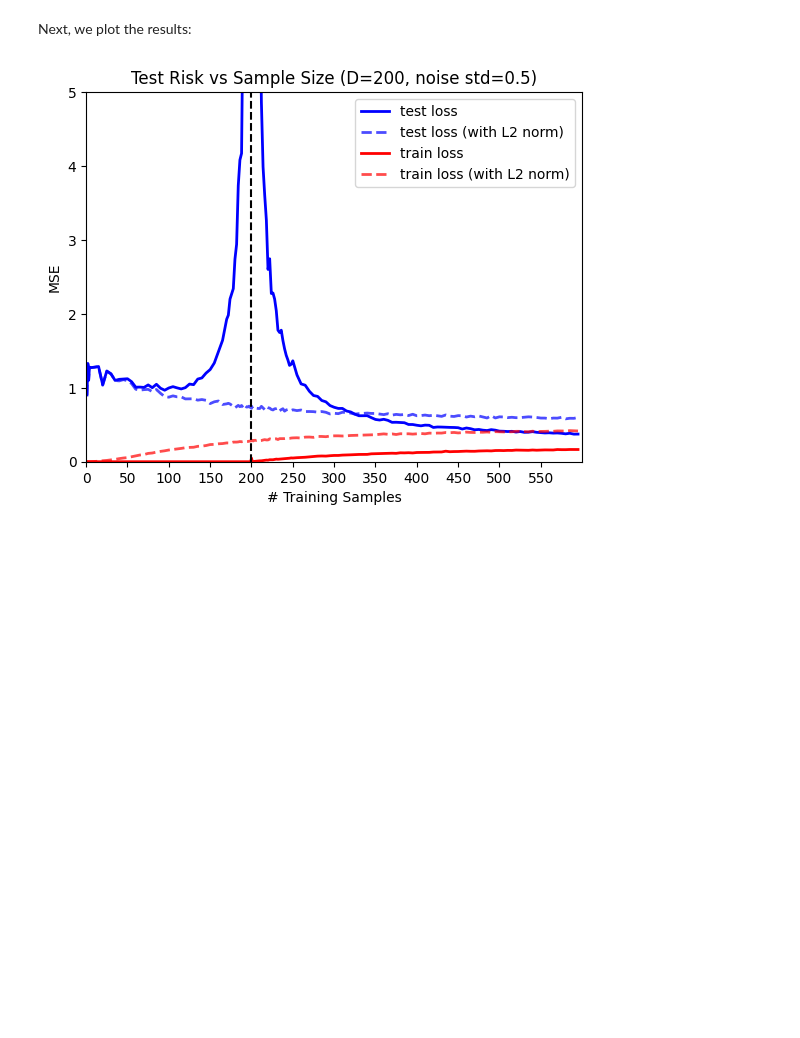
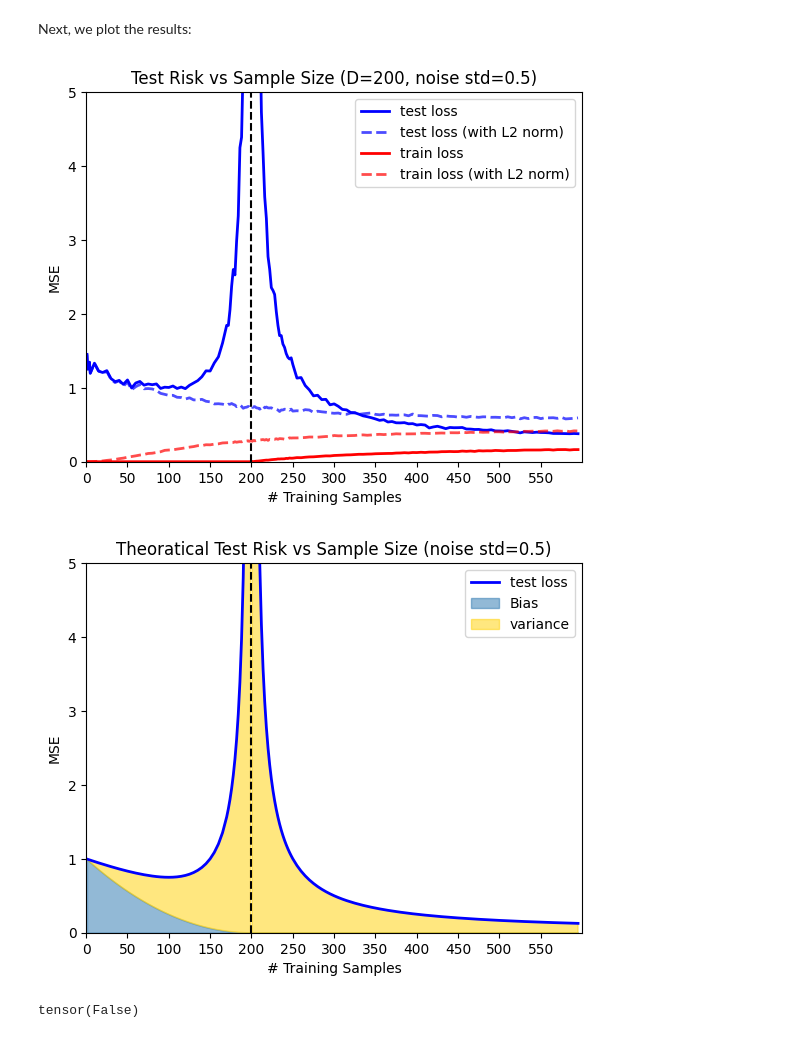
Before and after one commit to zs144/double-descent, a Jupyter notebook: simple_dd_vary_sample_size.ipynb, the cells around one changed output. Cells and saved outputs as stored; diff of their text form; code cells hidden in the pictures; blank space fills up the shorter version.

```diff
--- a/simple_dd_vary_sample_size.ipynb
+++ b/simple_dd_vary_sample_size.ipynb
@@ -33,7 +37,7 @@ print(f'We set {M} candidates for sample size (n).')
 # %% [output]
 We set 151 candidates for sample size (n).
 # %%
-def run_simulation(n_vals, num_sim, s):
+def run_simulation(n_vals, num_sim, s, d):
     M = n_vals.size()[0]
     train_mse = torch.zeros((M, num_sim))
     test_mse  = torch.zeros((M, num_sim))
@@ -82,11 +86,11 @@ Next, we plot the results:
 # %%
 # NOTE: it takes about 2min to run this cell on Macbook Pro 2019 intel cpu.
 
-train_mse, test_mse, L2_train_mse, L2_test_mse=run_simulation(n_vals,sim,sigma)
+train_mse, test_mse, bias, variance=run_simulation(n_vals,sim,sigma,d)
 avgs_train_loss    = torch.mean(train_mse, 1)
 avgs_test_loss     = torch.mean(test_mse, 1)
-L2_avgs_train_loss = torch.mean(L2_train_mse, 1)
-L2_avgs_test_loss  = torch.mean(L2_test_mse, 1)
+L2_avgs_train_loss = torch.mean(bias, 1)
+L2_avgs_test_loss  = torch.mean(variance, 1)
 # %%
 plt.title("Test Risk vs Sample Size (D=200, noise std=0.5)")
 plt.xlabel("# Training Samples")
@@ -106,4 +110,44 @@ plt.xticks(torch.arange(0,600,step=50).cpu().numpy())
 plt.legend(loc="best")
 plt.show()
 # %% [output]
-[figure, old version]
+[figure, new version]
+# %%
+def run_theory(n_vals, s, d):
+    M = n_vals.size()[0]
+    bias      = torch.zeros((M,))
+    variance  = torch.zeros((M,))
+
+    for i in range(M):
+        n = n_vals[i] # sample size
+        gamma = n / d
+        beta_L2 = (torch.norm(beta, 2))**2
+        if gamma > 1:
+            bias[i] = 0
+            variance[i] = s**2 / (gamma - 1)
+        else:
+            bias[i] = (1-gamma)**2 * beta_L2
+            variance[i] = gamma*(1-gamma) * beta_L2 + s**2 * n / (d - n)
+
+    return bias, variance
+# %%
+bias, variance = run_theory(n_vals, sigma, d)
+# %%
+plt.title("Theoratical Test Risk vs Sample Size (noise std=0.5)")
+plt.xlabel("# Training Samples")
+plt.ylabel("MSE")
+plt.ylim(0, 5)
+plt.xlim(0, 600)
+plt.plot(n_vals, variance+bias, lw=2, c='blue', label='test loss')
+plt.fill_between(x=n_vals, y1=bias, color=MY_BLUE, alpha=0.5, label='Bias')
+plt.fill_between(x=n_vals, y1=bias, y2=variance+bias, color=MY_GOLD, alpha=0.5,
+                 label='variance')
+plt.axvline(x=d, color='black', ls='--')
+plt.xticks(torch.arange(0,600,step=50))
+plt.legend(loc="best")
+plt.show()
+# %% [output]
+[figure, added]
+# %%
+n_vals[0] / 200 > 1
+# %% [output]
+tensor(False)
```
Also changed, not shown: parts of 3 cells of this notebook, 2 other files.
